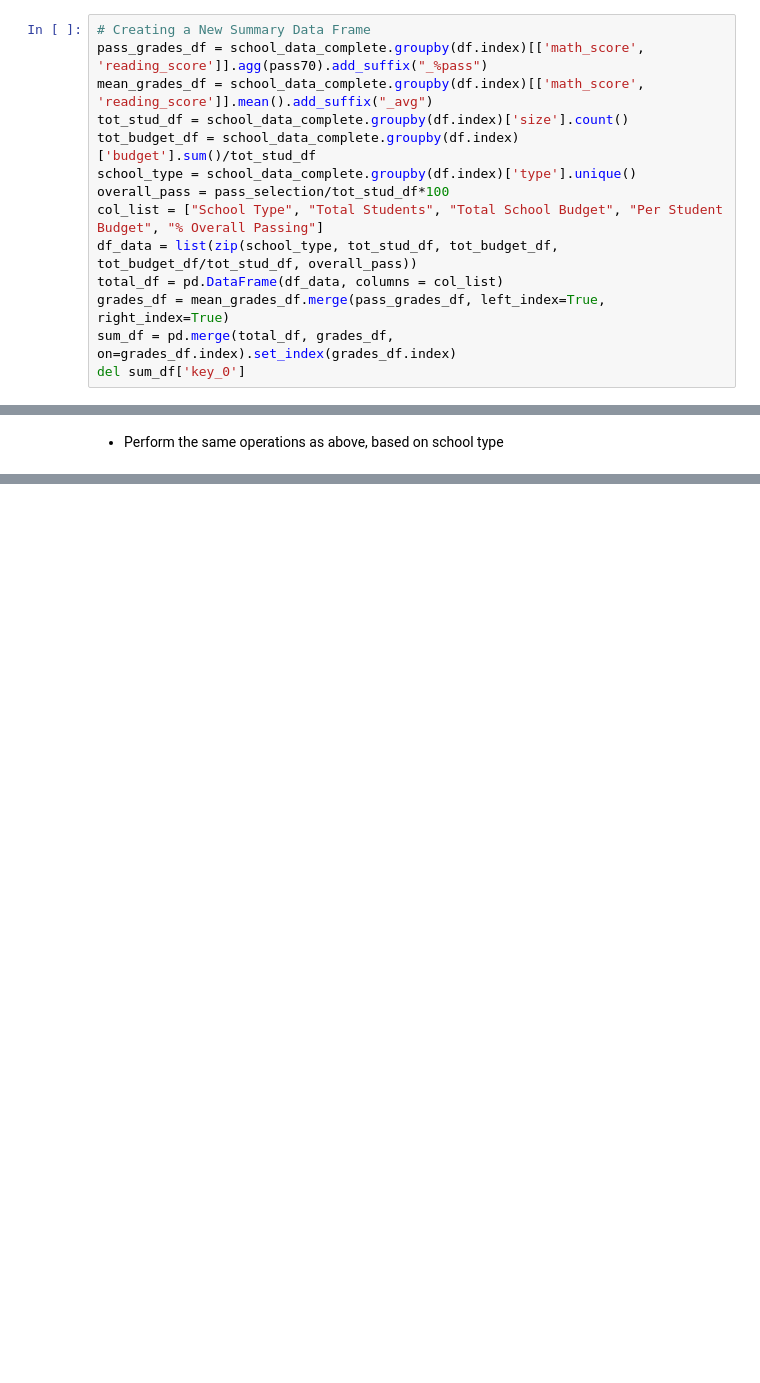
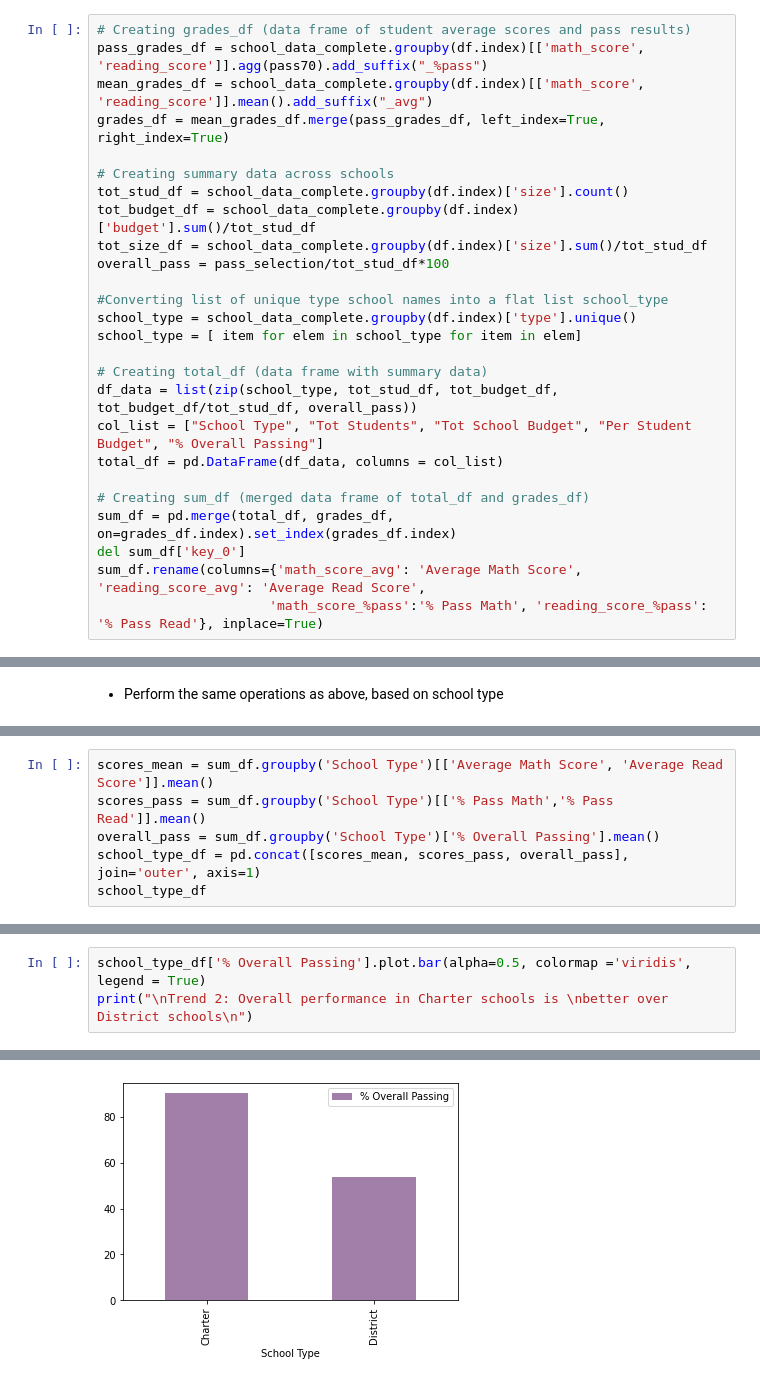
Before and after one commit to OlegRyzhkov2020/pandas-challenge, a Jupyter notebook: PyCitySchools/PyCitySchools_starter.ipynb, the cells around one changed output, grey strips where cells are left out. Drawn from its saved outputs; the diff is of its cells as text; blank space fills up the shorter version.

Commit message:
PyCitySchool case: Final code with performance trends

```diff
--- a/PyCitySchools/PyCitySchools_starter.ipynb
+++ b/PyCitySchools/PyCitySchools_starter.ipynb
@@ -42,14 +47,26 @@ tot_budget = school_data_complete.budget.unique().sum()
 # %%
-# Creating a New Summary Data Frame
+# Creating grades_df (data frame of student average scores and pass results)
 pass_grades_df = school_data_complete.groupby(df.index)[['math_score', 'reading_score']].agg(pass70).add_suffix("_%pass")
 mean_grades_df = school_data_complete.groupby(df.index)[['math_score', 'reading_score']].mean().add_suffix("_avg")
+grades_df = mean_grades_df.merge(pass_grades_df, left_index=True, right_index=True)
+
+# Creating summary data across schools
 tot_stud_df = school_data_complete.groupby(df.index)['size'].count()
 tot_budget_df = school_data_complete.groupby(df.index)['budget'].sum()/tot_stud_df
+tot_size_df = school_data_complete.groupby(df.index)['size'].sum()/tot_stud_df
+overall_pass = pass_selection/tot_stud_df*100
+
+#Converting list of unique type school names into a flat list school_type
 school_type = school_data_complete.groupby(df.index)['type'].unique()
-overall_pass = pass_selection/tot_stud_df*100
-col_list = ["School Type", "Total Students", "Total School Budget", "Per Student Budget", "% Overall Passing"]
+school_type = [ item for elem in school_type for item in elem]
+
+# Creating total_df (data frame with summary data)
 df_data = list(zip(school_type, tot_stud_df, tot_budget_df, tot_budget_df/tot_stud_df, overall_pass))
+col_list = ["School Type", "Tot Students", "Tot School Budget", "Per Student Budget", "% Overall Passing"]
 total_df = pd.DataFrame(df_data, columns = col_list)
-grades_df = mean_grades_df.merge(pass_grades_df, left_index=True, right_index=True)
+
+# Creating sum_df (merged data frame of total_df and grades_df)
 sum_df = pd.merge(total_df, grades_df, on=grades_df.index).set_index(grades_df.index)
 del sum_df['key_0']
+sum_df.rename(columns={'math_score_avg': 'Average Math Score', 'reading_score_avg': 'Average Read Score',
+                      'math_score_%pass':'% Pass Math', 'reading_score_%pass': '% Pass Read'}, inplace=True)
@@ -259,0 +292,6 @@ Name: both_pass, dtype: int64
+# %%
+scores_mean = sum_df.groupby('School Type')[['Average Math Score', 'Average Read Score']].mean()
+scores_pass = sum_df.groupby('School Type')[['% Pass Math','% Pass Read']].mean()
+overall_pass = sum_df.groupby('School Type')['% Overall Passing'].mean()
+school_type_df = pd.concat([scores_mean, scores_pass, overall_pass], join='outer', axis=1)
+school_type_df
@@ -306,0 +319,4 @@ ov_pass.plot(kind='line', colormap = 'winter', legend = True, rot=90)
+# %%
+school_type_df['% Overall Passing'].plot.bar(alpha=0.5, colormap ='viridis', legend = True)
+print("\nTrend 2: Overall performance in Charter schools is \nbetter over District schools\n")
+# %% [output]
@@ -306,0 +325 @@ ov_pass.plot(kind='line', colormap = 'winter', legend = True, rot=90)
+[figure, added]
```
Also changed, not shown: parts of 41 cells of this notebook.
